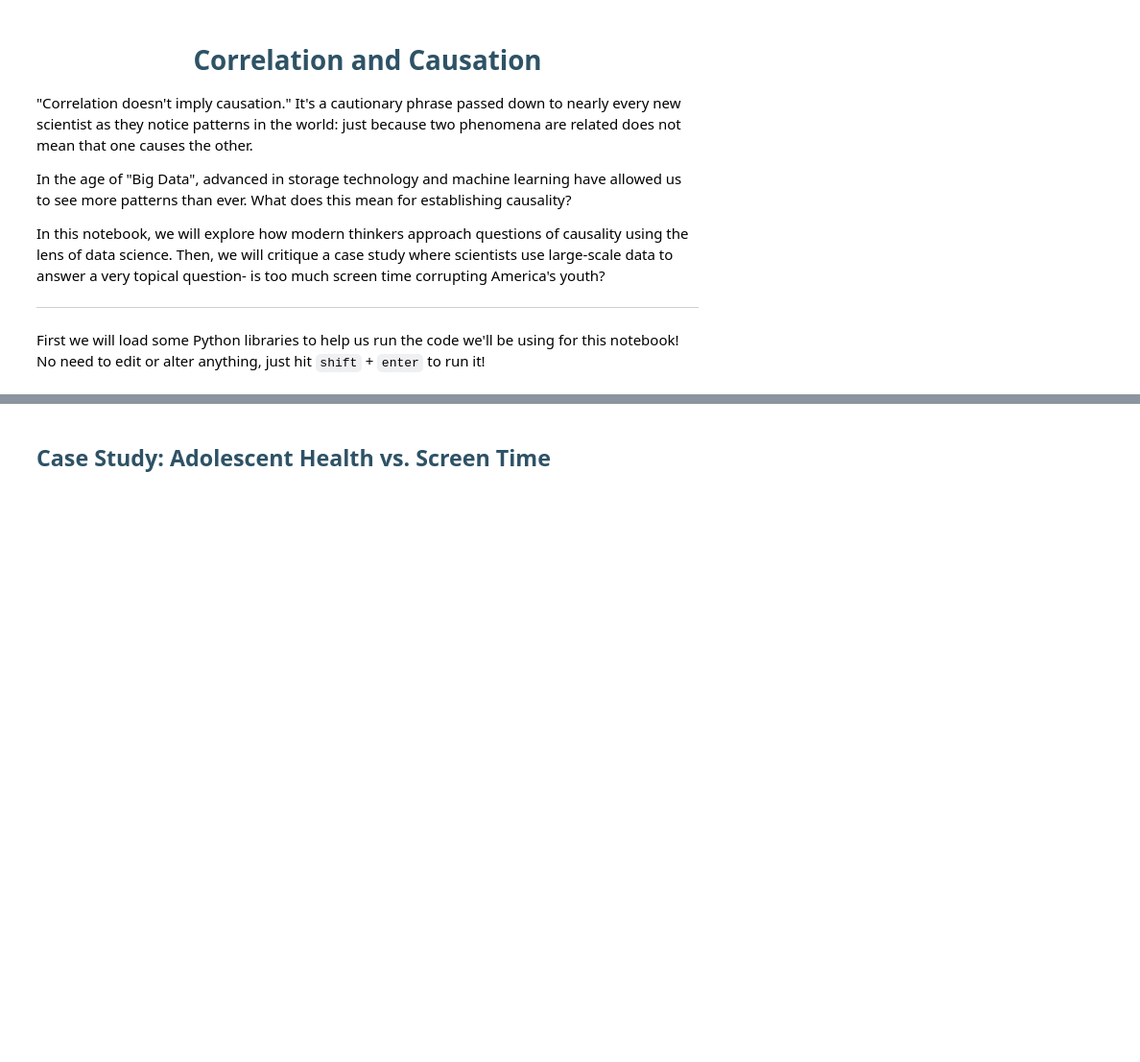
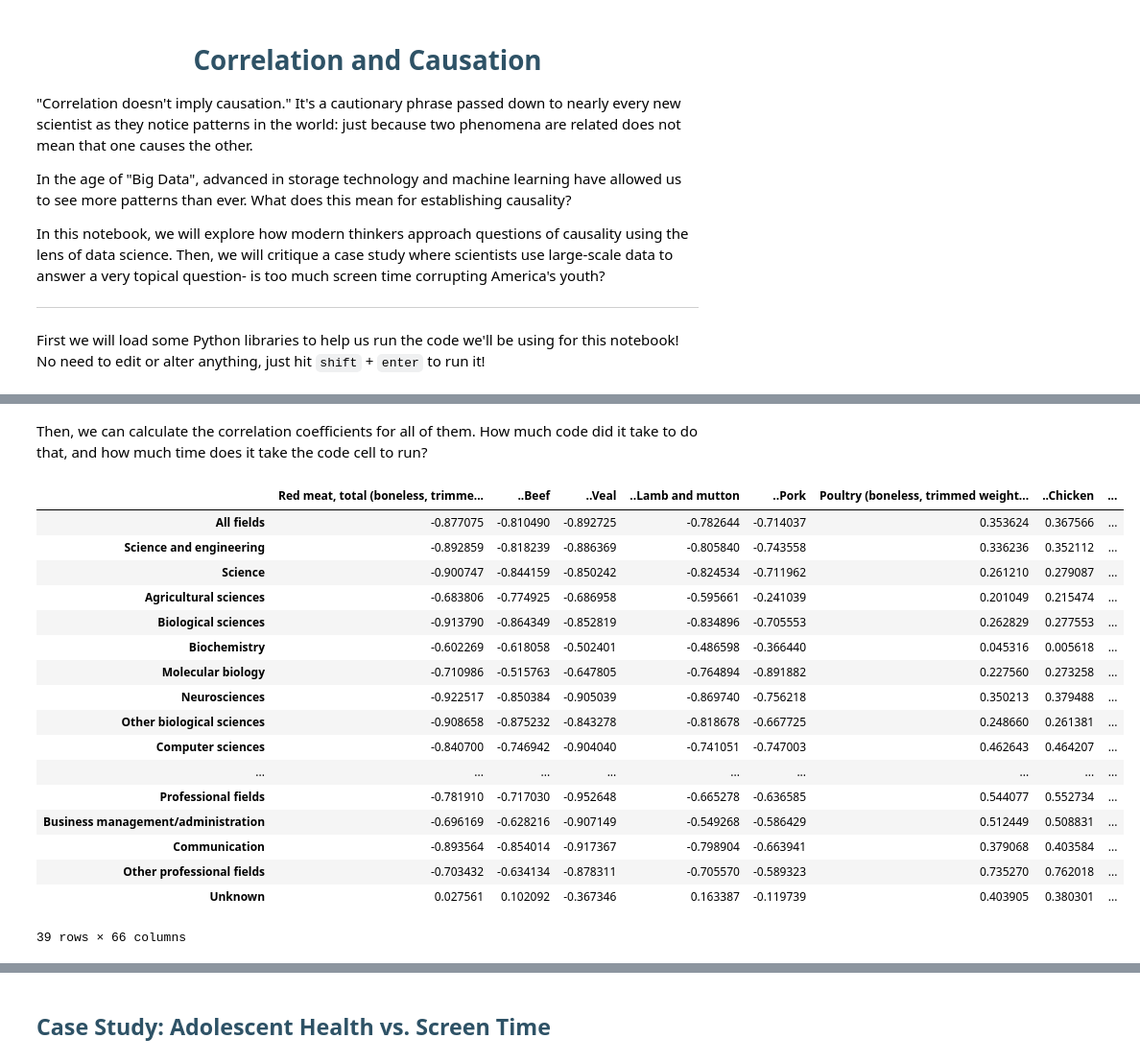
Before and after one commit to ds-modules/LS-22, a Jupyter notebook: Zach/correlation_causation/Correlation_Causation.ipynb, the cells around one changed output, grey strips where cells are left out. Shown: that part at 96% size. Saved outputs shown, nothing was run; the diff lists cells and outputs as text; code cells hidden in the pictures; blank space fills up the shorter version.

```diff
--- a/Zach/correlation_causation/Correlation_Causation.ipynb
+++ b/Zach/correlation_causation/Correlation_Causation.ipynb
@@ -132,0 +186,26 @@ https://statistics.fas.harvard.edu/files/statistics-2/files/statistical_paradise
+# %% [markdown]
+Then, we can calculate the correlation coefficients for all of them. How much code did it take to do that, and how much time does it take the code cell to run?
+# %%
+# calculate the correlation coefficient for all agricultural and food variables
+# don't worry about understanding this code!
+all_corr = all_data.transpose().corr().iloc[:engr_data.shape[0], engr_data.shape[0]:]
+all_corr
+# %% [output]
+|  | Red meat, total (boneless, trimme... | ..Beef | ..Veal | ..Lamb and mutton | ..Pork | Poultry (boneless, trimmed weight... | ..Chicken | ... |
+| All fields | -0.877075 | -0.810490 | -0.892725 | -0.782644 | -0.714037 | 0.353624 | 0.367566 | ... |
+| Science and engineering | -0.892859 | -0.818239 | -0.886369 | -0.805840 | -0.743558 | 0.336236 | 0.352112 | ... |
+| Science | -0.900747 | -0.844159 | -0.850242 | -0.824534 | -0.711962 | 0.261210 | 0.279087 | ... |
+| Agricultural sciences | -0.683806 | -0.774925 | -0.686958 | -0.595661 | -0.241039 | 0.201049 | 0.215474 | ... |
+| Biological sciences | -0.913790 | -0.864349 | -0.852819 | -0.834896 | -0.705553 | 0.262829 | 0.277553 | ... |
+| Biochemistry | -0.602269 | -0.618058 | -0.502401 | -0.486598 | -0.366440 | 0.045316 | 0.005618 | ... |
+| Molecular biology | -0.710986 | -0.515763 | -0.647805 | -0.764894 | -0.891882 | 0.227560 | 0.273258 | ... |
+| Neurosciences | -0.922517 | -0.850384 | -0.905039 | -0.869740 | -0.756218 | 0.350213 | 0.379488 | ... |
+| Other biological sciences | -0.908658 | -0.875232 | -0.843278 | -0.818678 | -0.667725 | 0.248660 | 0.261381 | ... |
+| Computer sciences | -0.840700 | -0.746942 | -0.904040 | -0.741051 | -0.747003 | 0.462643 | 0.464207 | ... |
+| ... | ... | ... | ... | ... | ... | ... | ... | ... |
+| Professional fields | -0.781910 | -0.717030 | -0.952648 | -0.665278 | -0.636585 | 0.544077 | 0.552734 | ... |
+| Business management/administration | -0.696169 | -0.628216 | -0.907149 | -0.549268 | -0.586429 | 0.512449 | 0.508831 | ... |
+| Communication | -0.893564 | -0.854014 | -0.917367 | -0.798904 | -0.663941 | 0.379068 | 0.403584 | ... |
+| Other professional fields | -0.703432 | -0.634134 | -0.878311 | -0.705570 | -0.589323 | 0.735270 | 0.762018 | ... |
+| Unknown | 0.027561 | 0.102092 | -0.367346 | 0.163387 | -0.119739 | 0.403905 | 0.380301 | ... |
+39 rows × 66 columns
```
Also changed, not shown: parts of 28 cells of this notebook, 1 other file.
